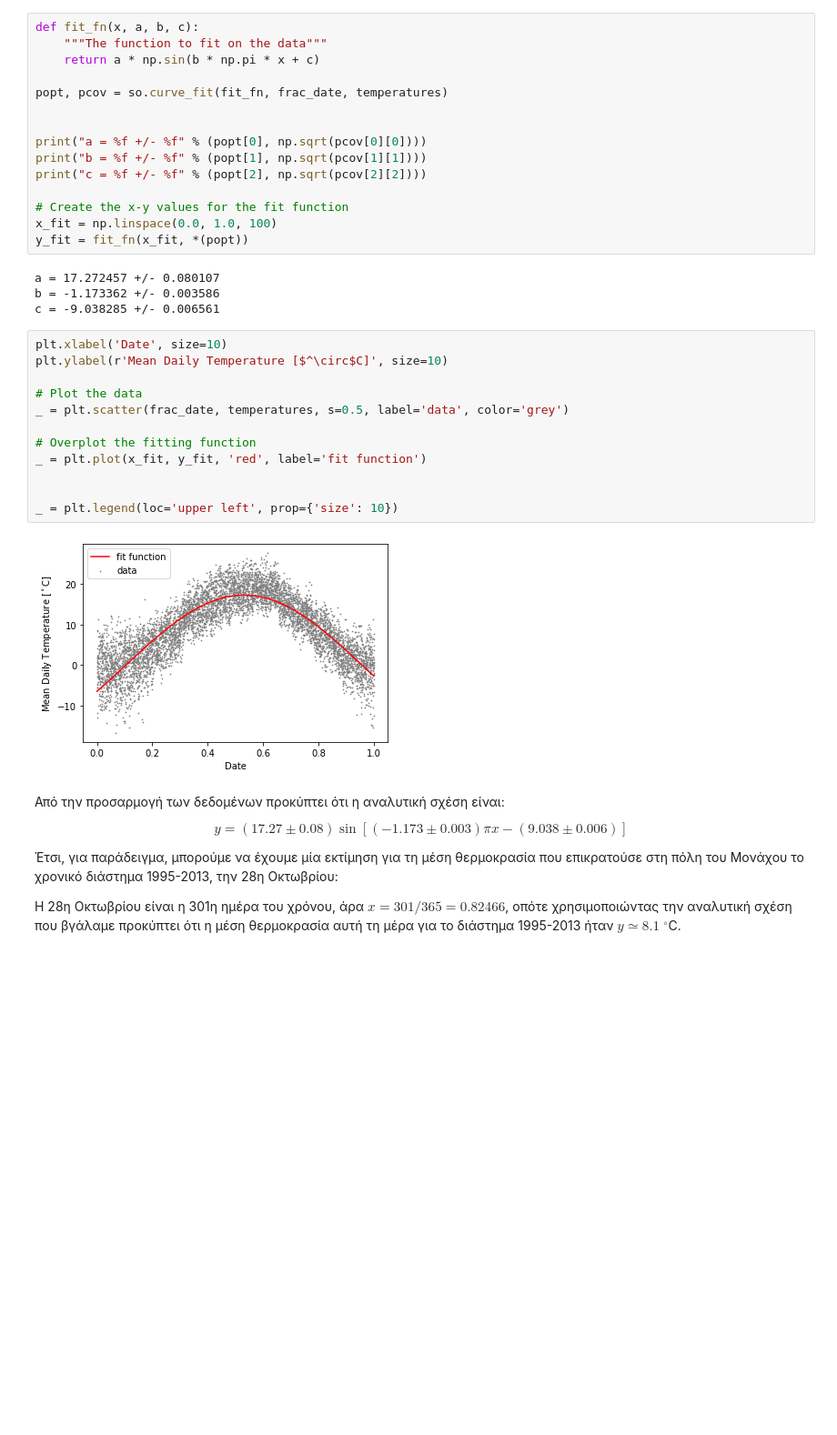
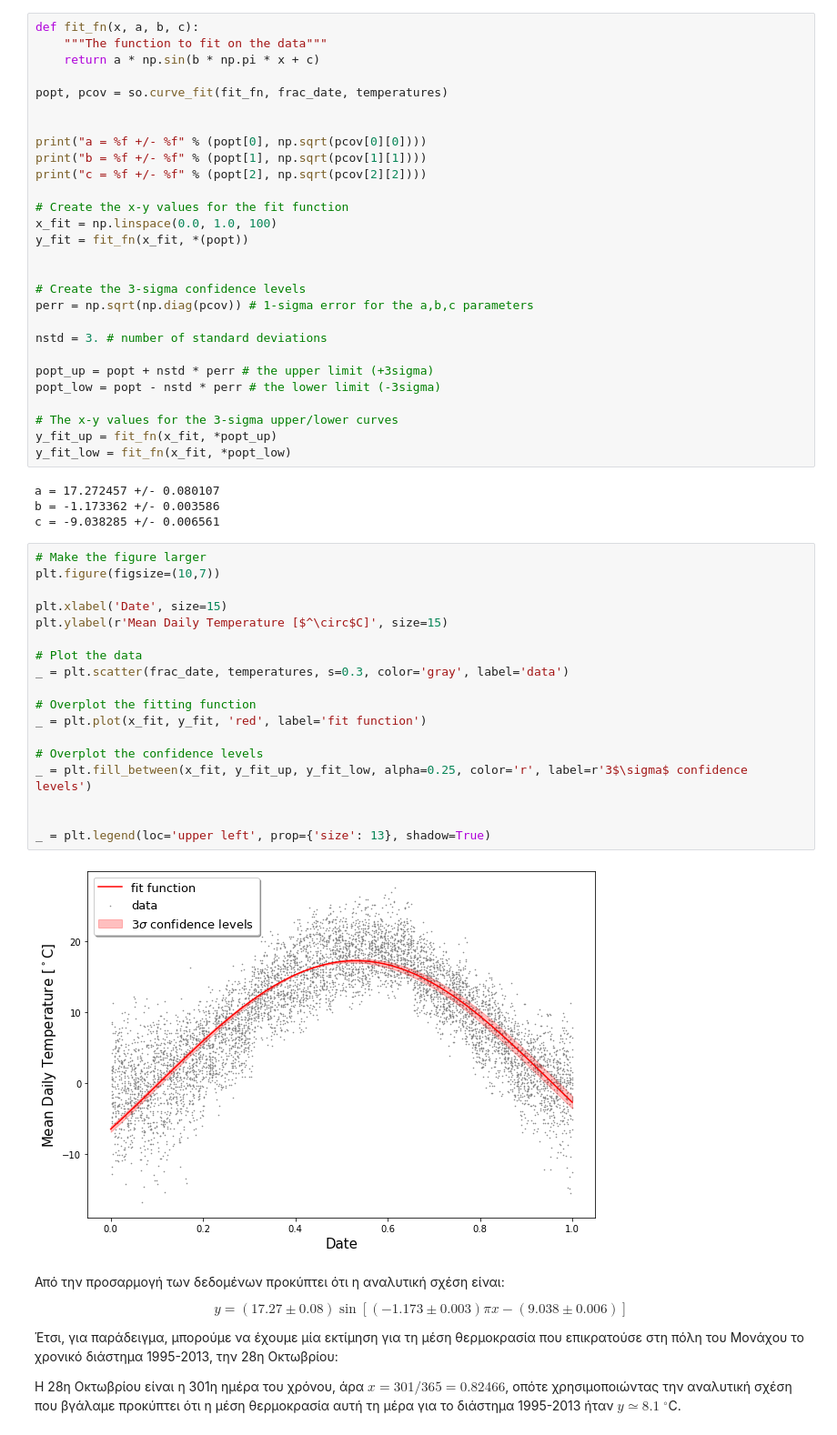
Before and after one commit to schanlar/python-UoC, a Jupyter notebook: 03.Data_Visualization/04_solutions_data_visualization.ipynb, the cells around one changed output. Shown at 91% size. Saved outputs shown, nothing was run; the diff lists cells and outputs as text; blank space fills up the shorter version.

Commit message:
confidence levels subtask added

```diff
--- a/03.Data_Visualization/04_solutions_data_visualization.ipynb
+++ b/03.Data_Visualization/04_solutions_data_visualization.ipynb
@@ -227,24 +229,43 @@ print("c = %f +/- %f" % (popt[2], np.sqrt(pcov[2][2])))
 # Create the x-y values for the fit function
 x_fit = np.linspace(0.0, 1.0, 100)
 y_fit = fit_fn(x_fit, *(popt))
+
+
+# Create the 3-sigma confidence levels
+perr = np.sqrt(np.diag(pcov)) # 1-sigma error for the a,b,c parameters
+
+nstd = 3. # number of standard deviations
+
+popt_up = popt + nstd * perr # the upper limit (+3sigma)
+popt_low = popt - nstd * perr # the lower limit (-3sigma)
+
+# The x-y values for the 3-sigma upper/lower curves
+y_fit_up = fit_fn(x_fit, *popt_up)
+y_fit_low = fit_fn(x_fit, *popt_low)
 # %% [output]
 a = 17.272457 +/- 0.080107
 b = -1.173362 +/- 0.003586
 c = -9.038285 +/- 0.006561
 # %%
-plt.xlabel('Date', size=10)
-plt.ylabel(r'Mean Daily Temperature [$^\circ$C]', size=10)
+# Make the figure larger
+plt.figure(figsize=(10,7))
+
+plt.xlabel('Date', size=15)
+plt.ylabel(r'Mean Daily Temperature [$^\circ$C]', size=15)
 
 # Plot the data
-_ = plt.scatter(frac_date, temperatures, s=0.5, label='data', color='grey')
+_ = plt.scatter(frac_date, temperatures, s=0.3, color='gray', label='data')
 
 # Overplot the fitting function
 _ = plt.plot(x_fit, y_fit, 'red', label='fit function')
 
+# Overplot the confidence levels
+_ = plt.fill_between(x_fit, y_fit_up, y_fit_low, alpha=0.25, color='r', label=r'3$\sigma$ confidence levels')
 
-_ = plt.legend(loc='upper left', prop={'size': 10})
+
+_ = plt.legend(loc='upper left', prop={'size': 13}, shadow=True)
 # %% [output]
-[figure, old version]
+[figure, new version]
 # %% [markdown]
 Από την προσαρμογή των δεδομένων προκύπτει ότι η αναλυτική σχέση είναι:
 
```
Also changed, not shown: parts of 2 cells of this notebook, 1 other file.
